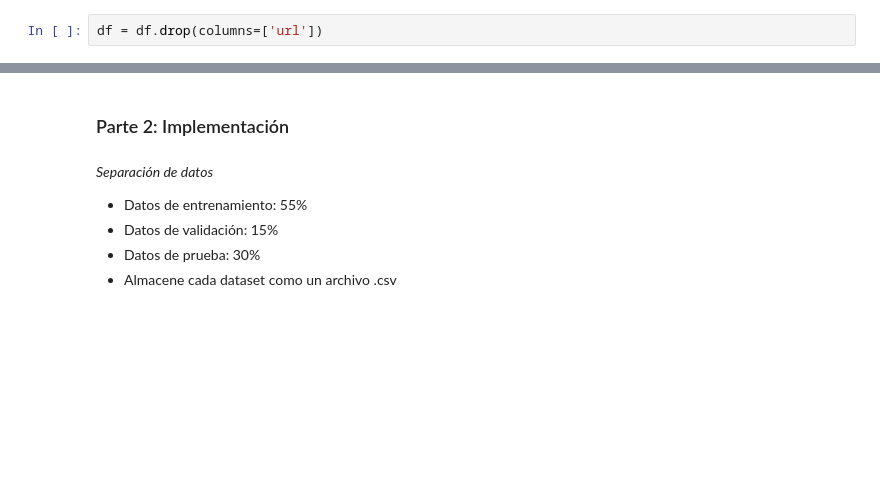
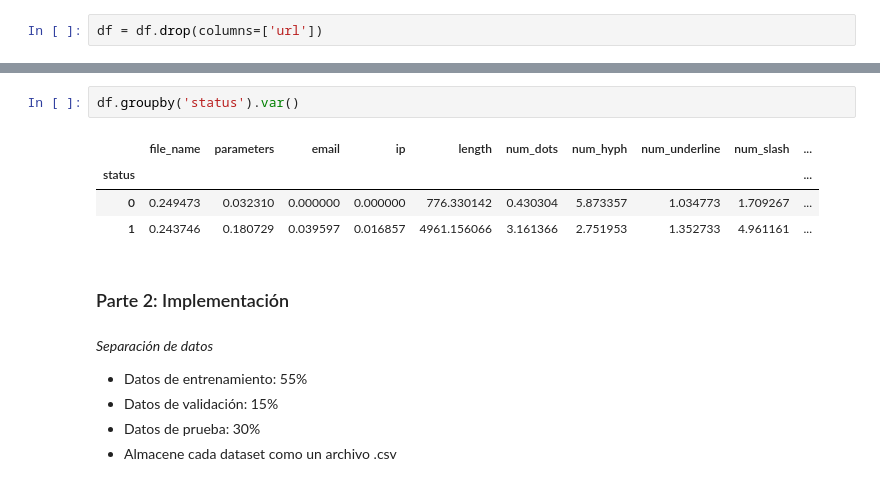
Before and after one commit to LuisMontenegro21/LabsSecurityData, a Jupyter notebook: lab1/lab1.ipynb, the cells around one changed output, grey strips where cells are left out. Drawn from its saved outputs; the diff is of its cells as text; blank space fills up the shorter version.

```diff
--- a/lab1/lab1.ipynb
+++ b/lab1/lab1.ipynb
@@ -247,3 +286,10 @@ Las columnas seleccionadas fueron las siguientes ...
+# %%
+df.groupby('status').var()
+# %% [output]
+|  | file_name | parameters | email | ip | length | num_dots | num_hyph | num_underline | num_slash | ... |
+| status |  |  |  |  |  |  |  |  |  | ... |
+| 0 | 0.249473 | 0.032310 | 0.000000 | 0.000000 | 776.330142 | 0.430304 | 5.873357 | 1.034773 | 1.709267 | ... |
+| 1 | 0.243746 | 0.180729 | 0.039597 | 0.016857 | 4961.156066 | 3.161366 | 2.751953 | 1.352733 | 4.961161 | ... |
 # %% [markdown]
 ### Parte 2: Implementación
 # %% [markdown]
```
Also changed, not shown: parts of 13 cells of this notebook, 3 other files.
